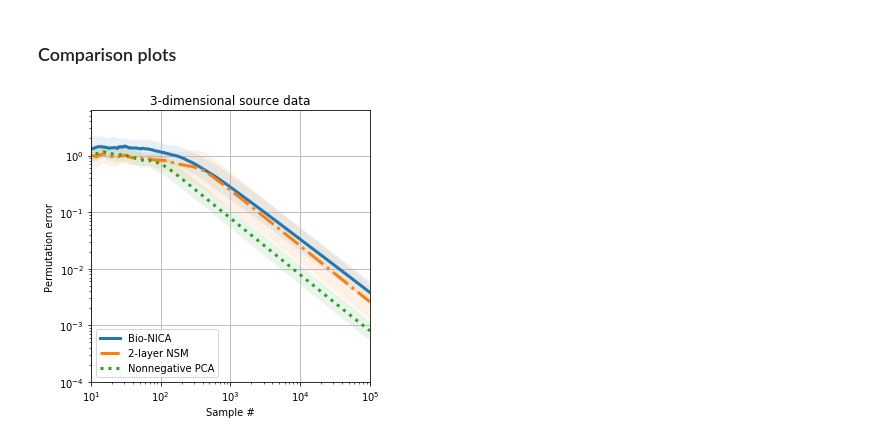
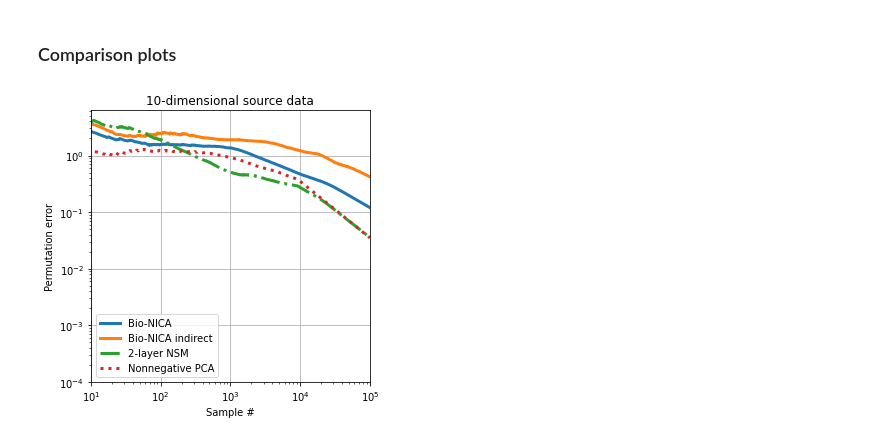
Before and after one commit to flatironinstitute/bio-nica, a Jupyter notebook: demo_synthetic.ipynb, the cells around one changed output. Saved outputs shown, nothing was run; the diff lists cells and outputs as text; code cells hidden in the pictures.

```diff
--- a/demo_synthetic.ipynb
+++ b/demo_synthetic.ipynb
@@ -11,8 +11,8 @@ from util import permutation_error, add_fill_lines
 # %% [markdown]
 ### Load desired dataset
 # %%
-dataset = '3-dim_synthetic'
-# dataset = '10-dim_synthetic'
+# dataset = '3-dim_synthetic'
+dataset = '10-dim_synthetic'
 
 S = np.load(f'datasets/{dataset}/sources.npy')
 X = np.load(f'datasets/{dataset}/mixtures.npy')
@@ -23,9 +23,10 @@ samples = S.shape[1]
 # %% [markdown]
 ### Online algorithms
 # %%
-trials = 10 # set the number of trials
+trials = 1 # set the number of trials
 
 bionica_err = np.zeros((trials,samples))
+bionica_indirect_err = np.zeros((trials,samples))
 nsm_err = np.zeros((trials,samples))
 npca_err = np.zeros((trials,samples))
 # %%
@@ -44,10 +45,12 @@ for i_trial in range(trials):
     X_white = U@np.diag(1./np.sqrt(sig))@U.T@X
 
     bionica = bio_nica(s_dim, x_dim, dataset)
+    bionica_indirect = bio_nica_indirect(s_dim, x_dim, eta0=0.01, decay=1e-4, tau=0.5)
     nsm = two_layer_nsm(s_dim, x_dim, dataset, eta0=0.1, decay=0.0000001)
     npca = nonnegative_pca(s_dim, x_dim, dataset)
 
     bionica_Y = np.zeros((s_dim,samples))
+    bionica_indirect_Y = np.zeros((s_dim,samples))
     nsm_Y = np.zeros((s_dim,samples))
     npca_Y = np.zeros((s_dim,samples))
 
@@ -59,6 +62,7 @@ for i_trial in range(trials):
         x_white = X_white[:,idx[i_sample]]
 
         bionica_Y[:,i_sample] = bionica.fit_next(x)
+        bionica_indirect_Y[:,i_sample] = bionica_indirect.fit_next(x)
         nsm_Y[:,i_sample] = nsm.fit_next(x)
         npca_Y[:,i_sample] = npca.fit_next(x_white)
 
@@ -68,6 +72,8 @@ for i_trial in range(trials):
             for j in range(s_dim):
                 if bionica_Y[j,0:i_sample].sum()==0:
                     bionica.flip_weights(j)
+                if bionica_indirect_Y[j,0:i_sample].sum()==0:
+                    bionica_indirect.flip_weights(j)
                 if nsm_Y[j,0:i_sample].sum()==0:
                     nsm.flip_weights(j)
                 if npca_Y[j,0:i_sample].sum()==0:
@@ -76,10 +82,12 @@ for i_trial in range(trials):
     print('Computing errors...')
 
     bionica_err[i_trial,:] = permutation_error(S[:,idx],bionica_Y)
+    bionica_indirect_err[i_trial,:] = permutation_error(S[:,idx],bionica_indirect_Y)
     nsm_err[i_trial,:] = permutation_error(S[:,idx],nsm_Y)
     npca_err[i_trial,:] = permutation_error(S[:,idx],npca_Y)
 
     print(f'Final Bio-NICA permutation error: {bionica_err[i_trial,-1]}')
+    print(f'Final Bio-NICA indirect permutation error: {bionica_indirect_err[i_trial,-1]}')
     print(f'Final 2-layer NSM permutation error: {nsm_err[i_trial,-1]}')
     print(f'Final Nonnegative PCA permutation error: {npca_err[i_trial,-1]}')
 # %% [output]
@@ -105,27 +103,28 @@ Final Nonnegative PCA permutation error: 0.0006435798572996172
 # %%
 linewidth = 3
 
 t = list(range(samples))
 
 fig = plt.figure(figsize=(5,5))
 
 ax = plt.subplot(1, 1, 1)
 
 add_fill_lines(ax, t, bionica_err, plot_kwargs={'ls': '-', 'lw': linewidth, 'label': 'Bio-NICA'})
+add_fill_lines(ax, t, bionica_indirect_err, plot_kwargs={'ls': '-', 'lw': linewidth, 'label': 'Bio-NICA indirect'})
 add_fill_lines(ax, t, nsm_err, plot_kwargs={'ls': '-.', 'lw': linewidth, 'label': '2-layer NSM'})
 add_fill_lines(ax, t, npca_err, plot_kwargs={'ls': ':', 'lw': linewidth, 'label': 'Nonnegative PCA'})
 
 ax.loglog()
 
 plt.title(f"{s_dim}-dimensional source data")
 plt.grid()
 plt.legend(loc = 'lower left')
 plt.xlabel('Sample #')
 plt.ylabel('Permutation error')
 plt.xlim((10,samples))
 # plt.ylim(bottom=10**-4,)
 plt.ylim(10**-4,10**.8)
 
 plt.show()
 # %% [output]
-[figure, old version]
+[figure, new version]
```
Also changed, not shown: parts of 2 cells of this notebook, 2 other files.
